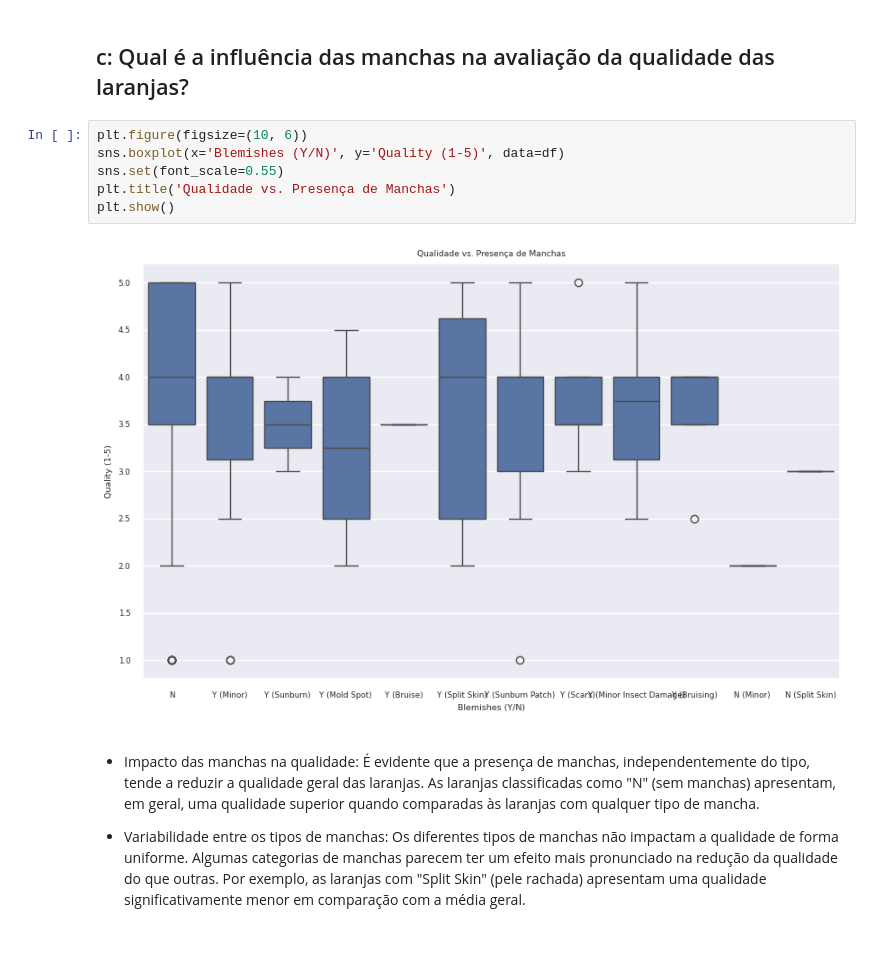
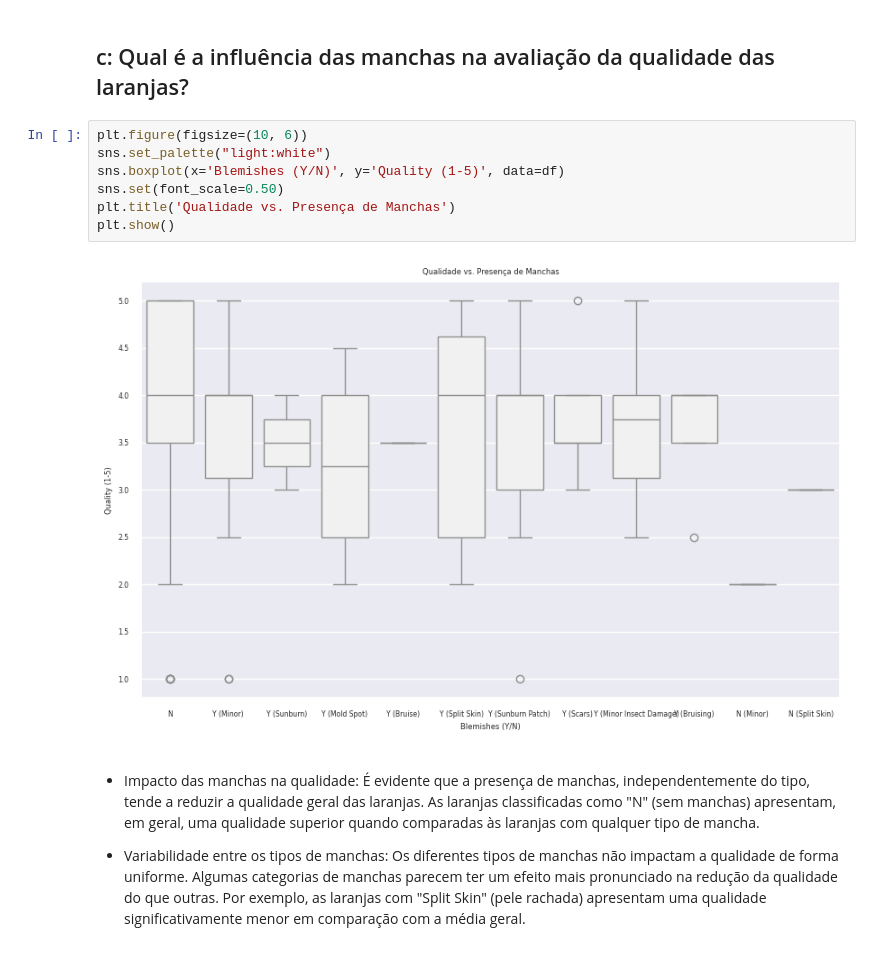
Before and after one commit to atlantico-academy/equipe4-2024.3, a Jupyter notebook: notebooks/01-exploratory_data_analysis.ipynb, the cells around one changed output. Drawn from its saved outputs; the diff is of its cells as text.

```diff
--- a/notebooks/01-exploratory_data_analysis.ipynb
+++ b/notebooks/01-exploratory_data_analysis.ipynb
@@ -217,12 +230,13 @@ Tabela de Cores e Qualidade:
 ## c: Qual é a influência das manchas na avaliação da qualidade das laranjas?
 # %%
 plt.figure(figsize=(10, 6))
+sns.set_palette("light:white")
 sns.boxplot(x='Blemishes (Y/N)', y='Quality (1-5)', data=df)
-sns.set(font_scale=0.55)
+sns.set(font_scale=0.50)
 plt.title('Qualidade vs. Presença de Manchas')
 plt.show()
 # %% [output]
-[figure, old version]
+[figure, new version]
 # %% [markdown]
 * Impacto das manchas na qualidade: É evidente que a presença de manchas, independentemente do tipo, tende a reduzir a qualidade geral das laranjas. As laranjas classificadas como "N" (sem manchas) apresentam, em geral, uma qualidade superior quando comparadas às laranjas com qualquer tipo de mancha.
 
```
Also changed, not shown: parts of 4 cells of this notebook.
